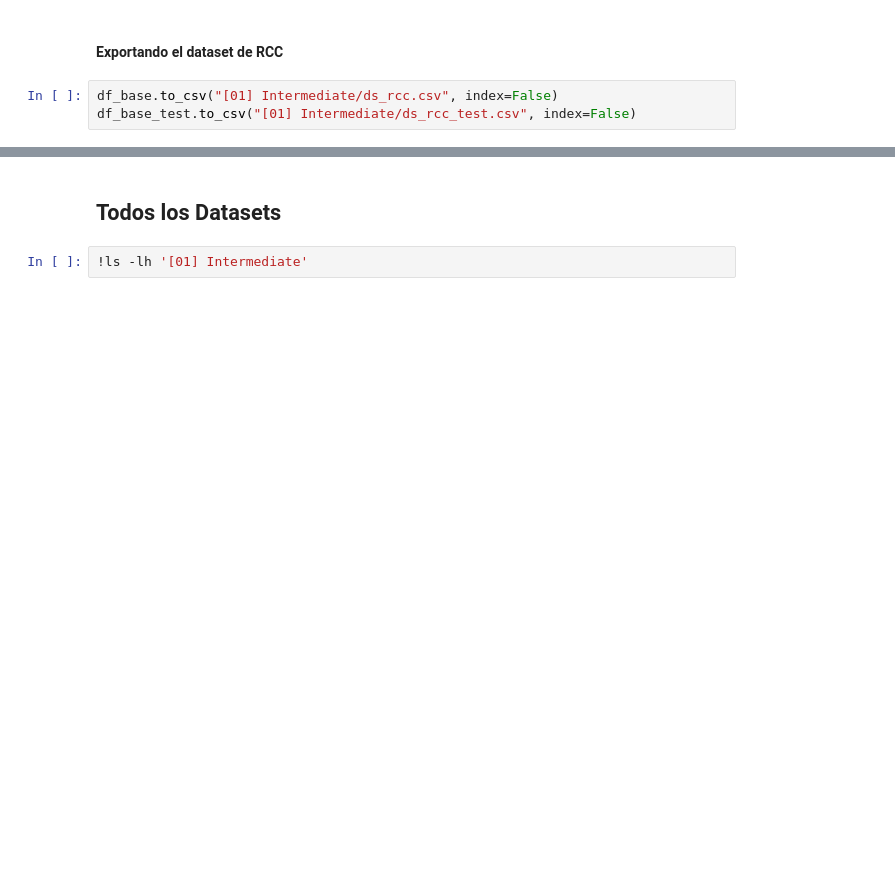
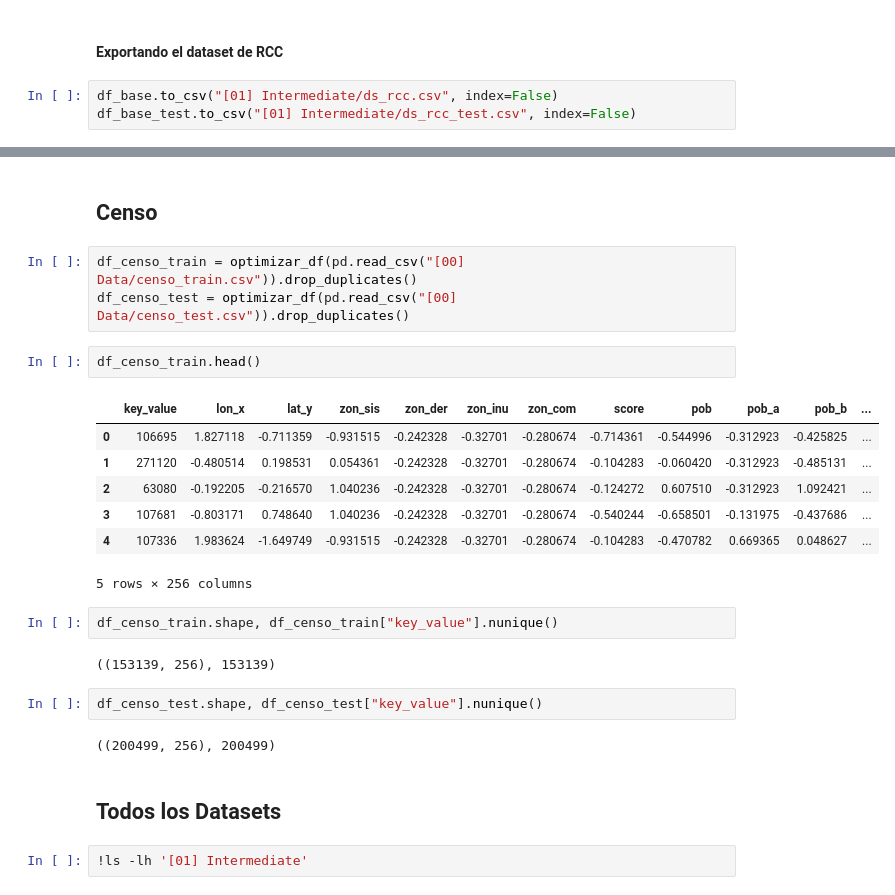
Before and after one commit to mlaricobar/solution-datathon-interbank-2020, a Jupyter notebook: [03] Feature Engineering.ipynb, the cells around one changed output, grey strips where cells are left out. Cells and saved outputs as stored; diff of their text form; blank space fills up the shorter version.

```diff
--- a/[03] Feature Engineering.ipynb
+++ b/[03] Feature Engineering.ipynb
@@ -305,3 +375,26 @@ df_base_test.to_csv("[01] Intermediate/ds_rcc_test.csv", index=False)
+# %% [markdown]
+## Censo
+# %%
+df_censo_train = optimizar_df(pd.read_csv("[00] Data/censo_train.csv")).drop_duplicates()
+df_censo_test = optimizar_df(pd.read_csv("[00] Data/censo_test.csv")).drop_duplicates()
+# %%
+df_censo_train.head()
+# %% [output]
+|  | key_value | lon_x | lat_y | zon_sis | zon_der | zon_inu | zon_com | score | pob | pob_a | pob_b | ... |
+| 0 | 106695 | 1.827118 | -0.711359 | -0.931515 | -0.242328 | -0.32701 | -0.280674 | -0.714361 | -0.544996 | -0.312923 | -0.425825 | ... |
+| 1 | 271120 | -0.480514 | 0.198531 | 0.054361 | -0.242328 | -0.32701 | -0.280674 | -0.104283 | -0.060420 | -0.312923 | -0.485131 | ... |
+| 2 | 63080 | -0.192205 | -0.216570 | 1.040236 | -0.242328 | -0.32701 | -0.280674 | -0.124272 | 0.607510 | -0.312923 | 1.092421 | ... |
+| 3 | 107681 | -0.803171 | 0.748640 | 1.040236 | -0.242328 | -0.32701 | -0.280674 | -0.540244 | -0.658501 | -0.131975 | -0.437686 | ... |
+| 4 | 107336 | 1.983624 | -1.649749 | -0.931515 | -0.242328 | -0.32701 | -0.280674 | -0.104283 | -0.470782 | 0.669365 | 0.048627 | ... |
+5 rows × 256 columns
+# %%
+df_censo_train.shape, df_censo_train["key_value"].nunique()
+# %% [output]
+((153139, 256), 153139)
+# %%
+df_censo_test.shape, df_censo_test["key_value"].nunique()
+# %% [output]
+((200499, 256), 200499)
 # %% [markdown]
 ## Todos los Datasets
 # %%
```
Also changed, not shown: parts of 30 cells of this notebook.
